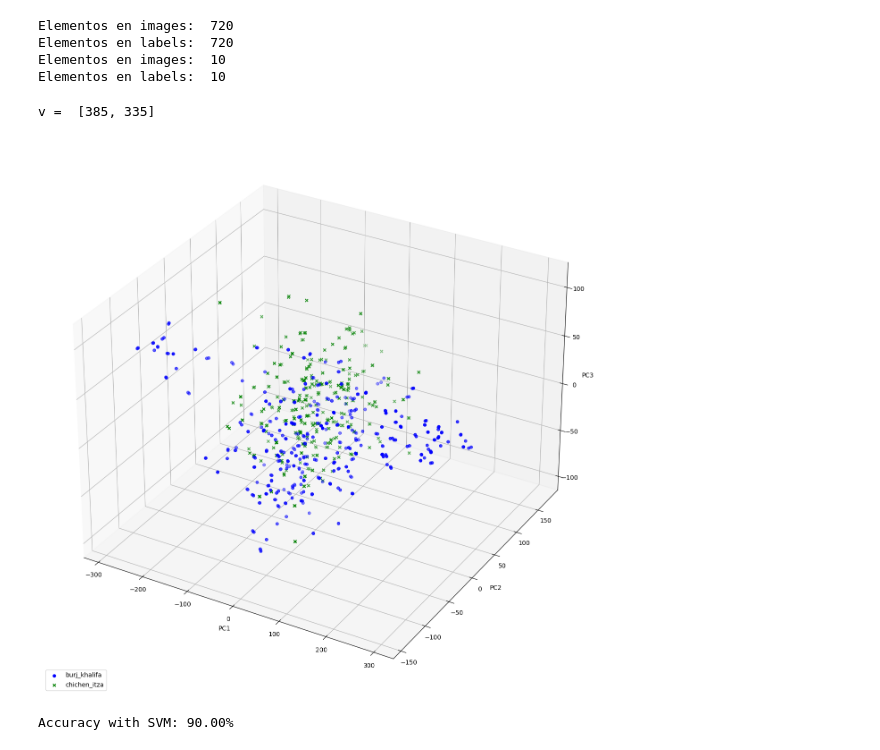
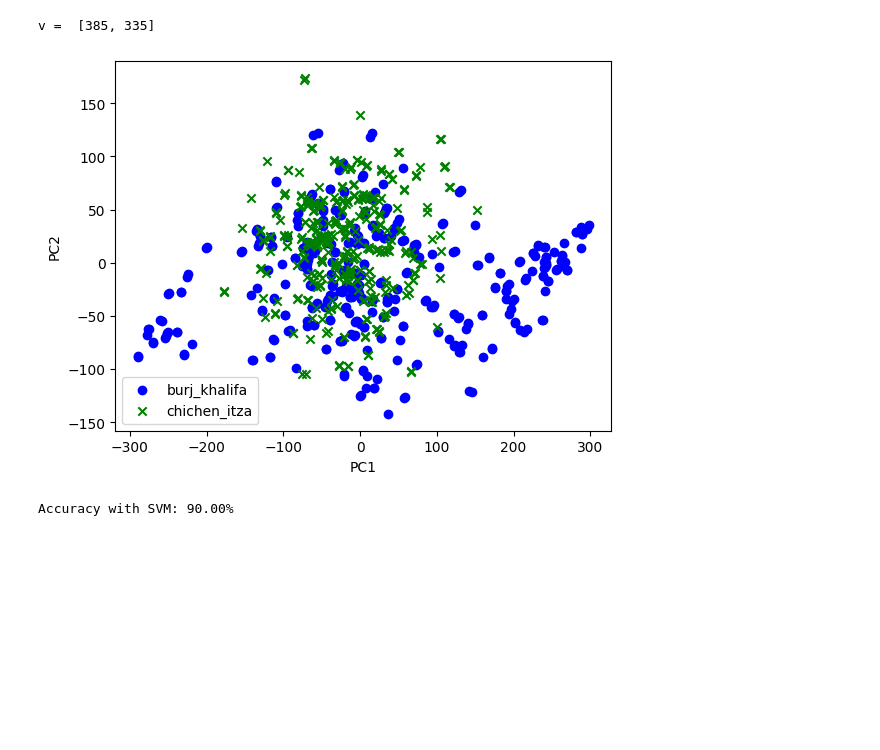
Before and after one commit to Dominique3d/Tarea-1-MachineLearning, a Jupyter notebook: SVM-KNN.ipynb, the cells around one changed output. Saved outputs shown, nothing was run; the diff lists cells and outputs as text; code cells hidden in the pictures; blank space fills up the shorter version.

```diff
--- a/SVM-KNN.ipynb
+++ b/SVM-KNN.ipynb
@@ -19,8 +19,8 @@ from sklearn import metrics
 from sklearn.svm import SVC
 dim = 100
 # %%
-# get dinos
-def getDinos(data, classes, data_type, print_n=False):
+# Obtiene Maravillas
+def getWonders(classes, data_type, print_n=False):
     images = []
     labels = []
     path = "dataset/" + data_type + "/"
@@ -36,27 +36,19 @@ def getDinos(data, classes, data_type, print_n=False):
             j+=1
     images = np.array(images)
     labels = np.array(labels)
-    print("Elementos en images: ", len(images))
-    print("Elementos en labels: ", len(labels))
     return images, labels
 # %%
-#Choose your dinos
+#Choose your wonders
 data = 'dataset/wonders_of_world_images.csv'
-dinos = pd.read_csv(data)
-classes = dinos.folder_name.unique()
+classes = pd.read_csv(data).folder_name.unique()
 #Get Images and Labels
-X_t, y_train = getDinos(dinos, classes, 'training', print_n=True)
-X_test, y_test = getDinos(dinos, classes, 'test', print_n=True)
+X_t, y_train = getWonders(classes, 'training', print_n=True)
+X_test, y_test = getWonders(classes, 'test', print_n=True)
 
 #Scale Data Images
 scaler = StandardScaler()
 X_train = scaler.fit_transform([i.flatten() for i in X_t])
 X_test = scaler.fit_transform([i.flatten() for i in X_test])
-# %% [output]
-Elementos en images:  720
-Elementos en labels:  720
-Elementos en images:  10
-Elementos en labels:  10
 # %%
 #plot
 def getClassNumber(y):
@@ -151,12 +143,12 @@ def plot_confusion_matrix(y_true, y_pred, classes,
     fig.tight_layout()
     return cm,ax
 # %%
-pca = PCA(n_components=3)
+pca = PCA(n_components=2)
 dataIn2D = pca.fit_transform(X_train)
-plotPrincipalComponents(dataIn2D, 3)
+plotPrincipalComponents(dataIn2D, 2)
 # %% [output]
 v =  [385, 335]
-[figure, old version]
+[figure, new version]
 # %%
 svm = SVC(gamma='auto', kernel='linear', probability=True)
 svm.fit(X_train, y_train)
```
Also changed, not shown: parts of 3 cells of this notebook.
